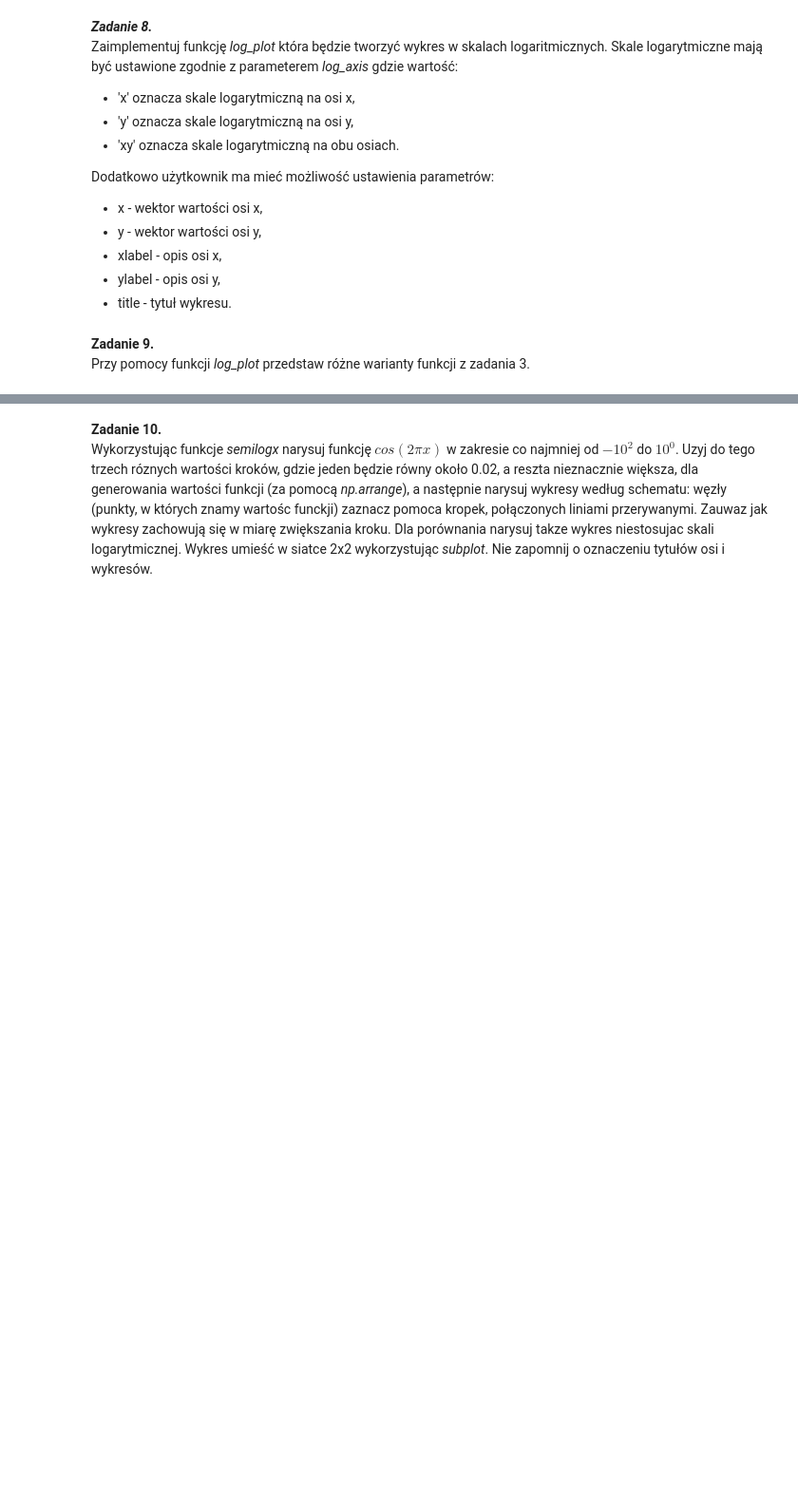
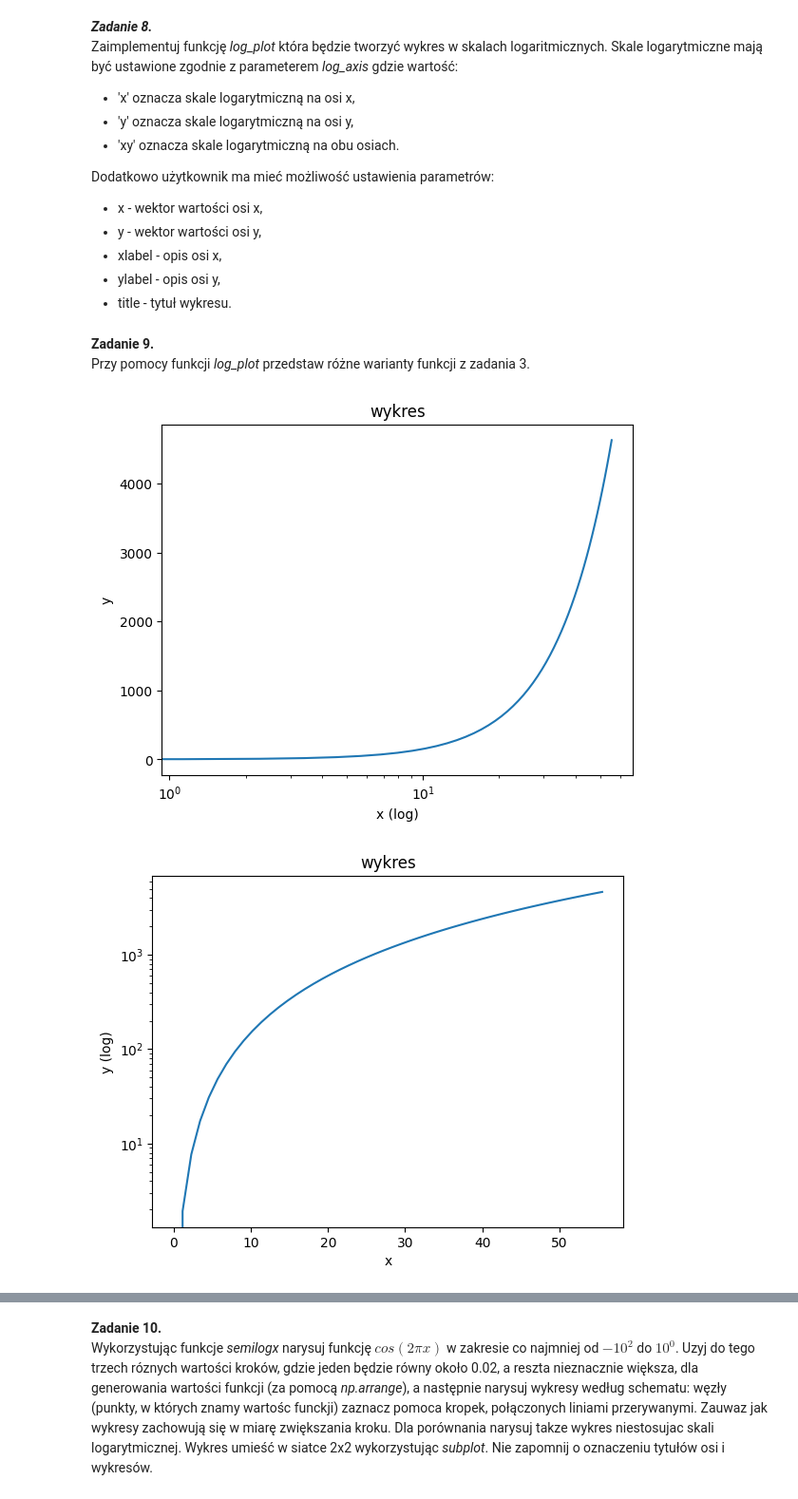
Before and after one commit to KAIR-ISZ-MN-2023-RM/laboratorium-2-igorsiata, a Jupyter notebook: sprawozdanie.ipynb, the cells around one changed output, grey strips where cells are left out. Shown: that part at 95% size. Cells and saved outputs as stored; diff of their text form; code cells hidden in the pictures; blank space fills up the shorter version.

```diff
--- a/sprawozdanie.ipynb
+++ b/sprawozdanie.ipynb
@@ -177,3 +201,15 @@ Dodatkowo użytkownik ma mieć możliwość ustawienia parametrów:
 # %% [markdown]
 **Zadanie 9.**
 Przy pomocy funkcji *log\_plot* przedstaw różne warianty funkcji z zadania 3.
+# %%
+heat = lambda m,v : m*v**2/2
+v_range = np.linspace(2000/36, 0)
+main.log_plot(v_range, heat(3,v_range),'x (log)','y','wykres','x')
+plt.show()
+main.log_plot(v_range, heat(3,v_range),'x','y (log)','wykres','y')
+plt.show()
+main.log_plot(v_range, heat(3,v_range),'x (log)','y (log)','wykres','xy')
+plt.show()
+# %% [output]
+[figure, added]
+[figure, added]
```
Also changed, not shown: parts of 6 cells of this notebook, 1 other file.
